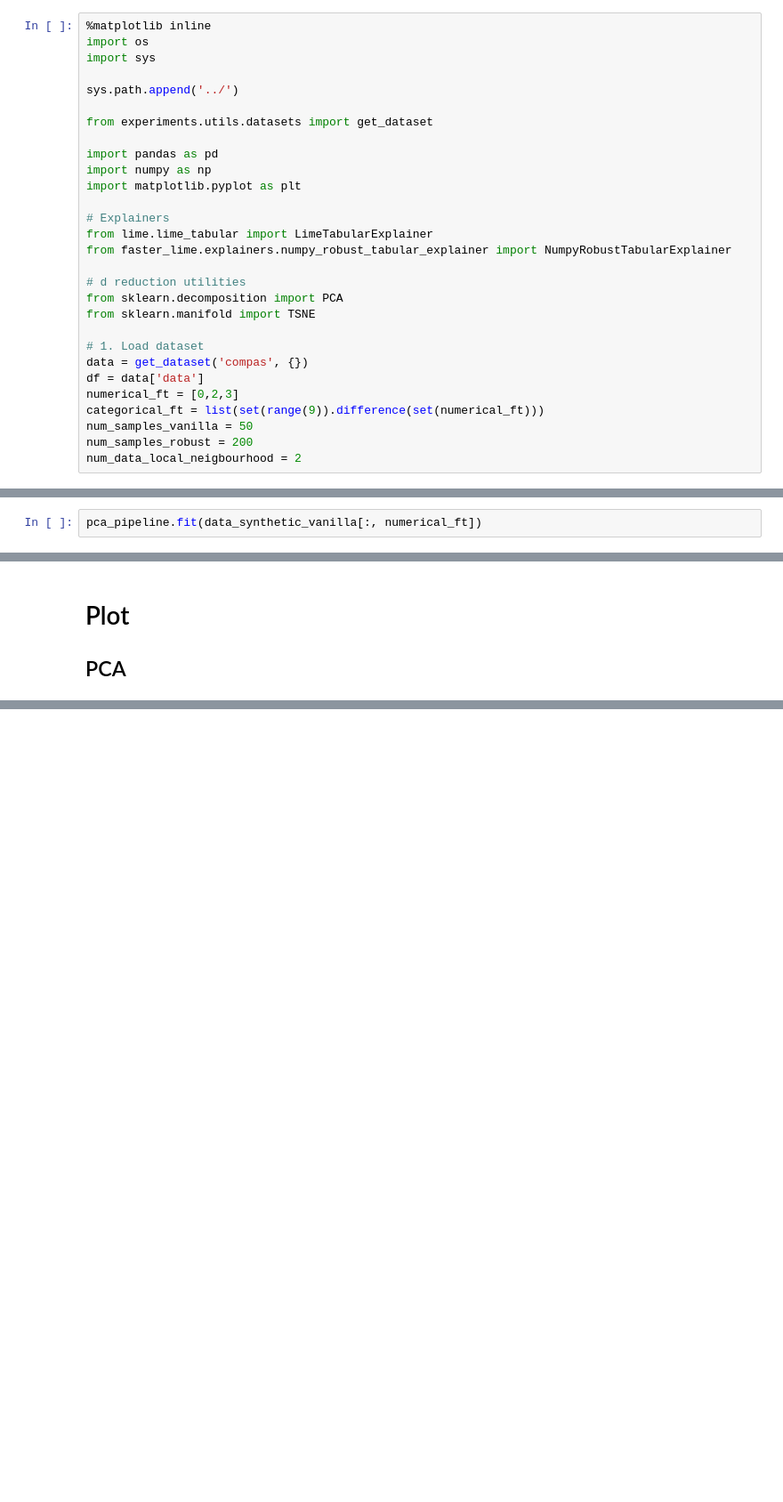
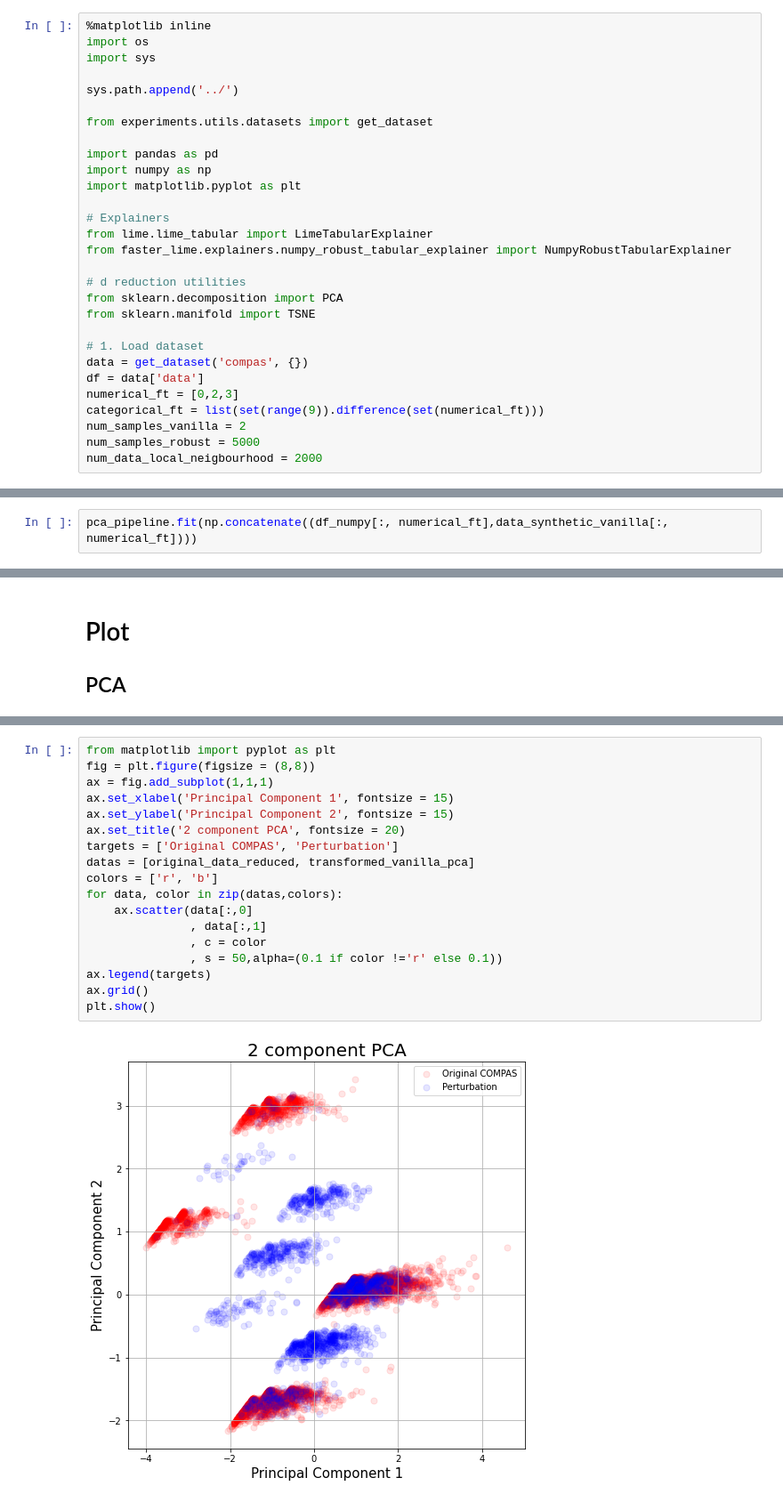
Before and after one commit to seansaito/Faster-LIME, a Jupyter notebook: notebooks/visualize_neighborhood.ipynb, the cells around one changed output, grey strips where cells are left out. Shown: that part at 89% size. Cells and saved outputs as stored; diff of their text form; blank space fills up the shorter version.

Commit message:
Add plot of dimensionally-reduced vanilla + original data for demonstration purposes

```diff
--- a/notebooks/visualize_neighborhood.ipynb
+++ b/notebooks/visualize_neighborhood.ipynb
@@ -34,9 +34,9 @@ data = get_dataset('compas', {})
 df = data['data']
 numerical_ft = [0,2,3]
 categorical_ft = list(set(range(9)).difference(set(numerical_ft)))
-num_samples_vanilla = 50
-num_samples_robust = 200
-num_data_local_neigbourhood = 2
+num_samples_vanilla = 2
+num_samples_robust = 5000
+num_data_local_neigbourhood = 2000
 # %%
 df.head()
 # %% [output]
@@ -111,5 +111,5 @@ pca_pipeline = sklearn.pipeline.make_pipeline(StandardScaler(), sklearn.decompos
 # Train PCA
 df_numpy = df.to_numpy()
 # %%
-pca_pipeline.fit(data_synthetic_vanilla[:, numerical_ft])
+pca_pipeline.fit(np.concatenate((df_numpy[:, numerical_ft],data_synthetic_vanilla[:, numerical_ft])))
 # %% [output]
@@ -145,0 +152,20 @@ plt.show()
+# %%
+from matplotlib import pyplot as plt
+fig = plt.figure(figsize = (8,8))
+ax = fig.add_subplot(1,1,1)
+ax.set_xlabel('Principal Component 1', fontsize = 15)
+ax.set_ylabel('Principal Component 2', fontsize = 15)
+ax.set_title('2 component PCA', fontsize = 20)
+targets = ['Original COMPAS', 'Perturbation']
+datas = [original_data_reduced, transformed_vanilla_pca]
+colors = ['r', 'b']
+for data, color in zip(datas,colors):
+    ax.scatter(data[:,0]
+               , data[:,1]
+               , c = color
+               , s = 50,alpha=(0.1 if color !='r' else 0.1))
+ax.legend(targets)
+ax.grid()
+plt.show()
+# %% [output]
+[figure, added]
```
Also changed, not shown: parts of 3 cells of this notebook.
